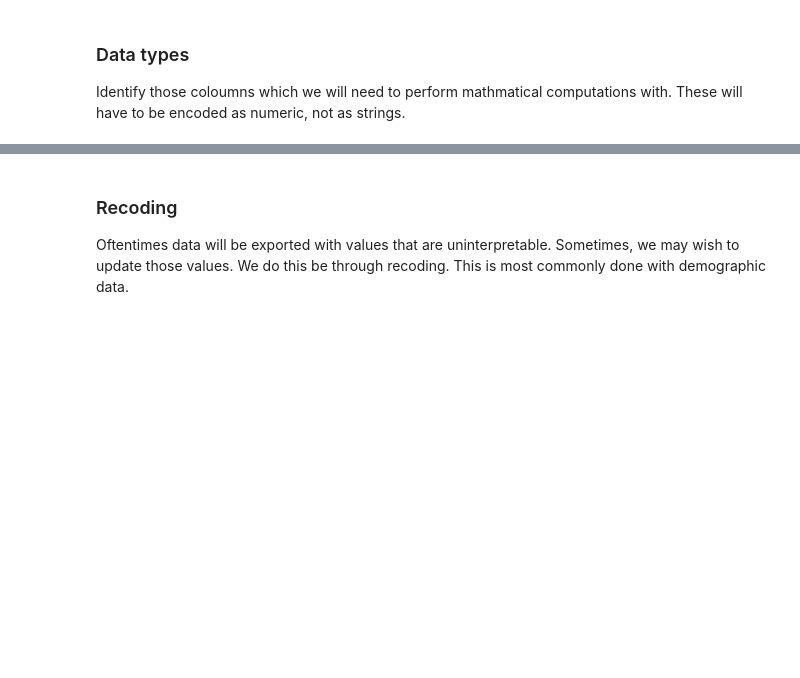
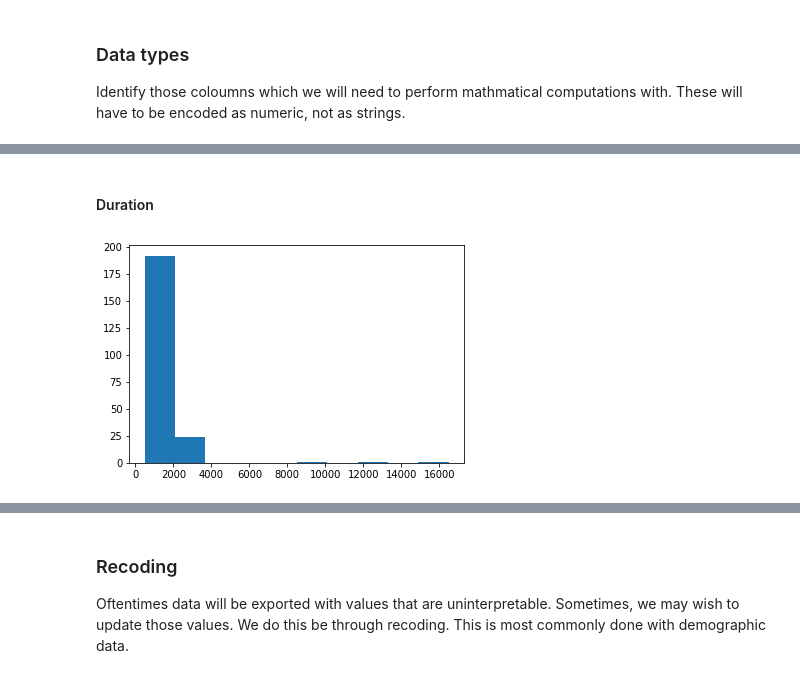
Before and after one commit to KillianMcL/PythonSocSci, a Jupyter notebook: Notebooks/Data Cleaning and Manipulation.ipynb, the cells around one changed output, grey strips where cells are left out. Cells and saved outputs as stored; diff of their text form; code cells hidden in the pictures; blank space fills up the shorter version.

```diff
--- a/Notebooks/Data Cleaning and Manipulation.ipynb
+++ b/Notebooks/Data Cleaning and Manipulation.ipynb
@@ -78,0 +270,16 @@ Applying the pre-registered exclusions criteria to remove ineligible participant
+# %%
+#Lowercase the responses and remove whitespace
+df['Bot.CheckFriday2'] = df['Bot.CheckFriday2'].str.lower()
+df['Bot.CheckFriday2'] = df['Bot.CheckFriday2'].str.strip()
+df['Bot.CheckFriday2'] = df['Bot.CheckFriday2'].str.replace(" ","")
+# %%
+#Apply the function
+df['bot_ratio'] = df['Bot.CheckFriday2'].apply(lambda x: str_dist(x, 'friday', ratio_calc = True))
+df['bot_dist'] = df['Bot.CheckFriday2'].apply(lambda x: str_dist(x, 'friday'))
+# %%
+df = df[df["bot_dist"].isin([5, 0, 1])]
+# %% [markdown]
+#### Duration
+# %%
+#Time data
+df["Duration (in seconds)"] = df["Duration (in seconds)"].astype(int)
@@ -78,0 +288,8 @@ Applying the pre-registered exclusions criteria to remove ineligible participant
+# %%
+plt.figure()
+
+plt.hist(df["Duration (in seconds)"])
+
+plt.show()
+# %% [output]
+[figure, added]
```
Also changed, not shown: parts of 49 cells of this notebook.
